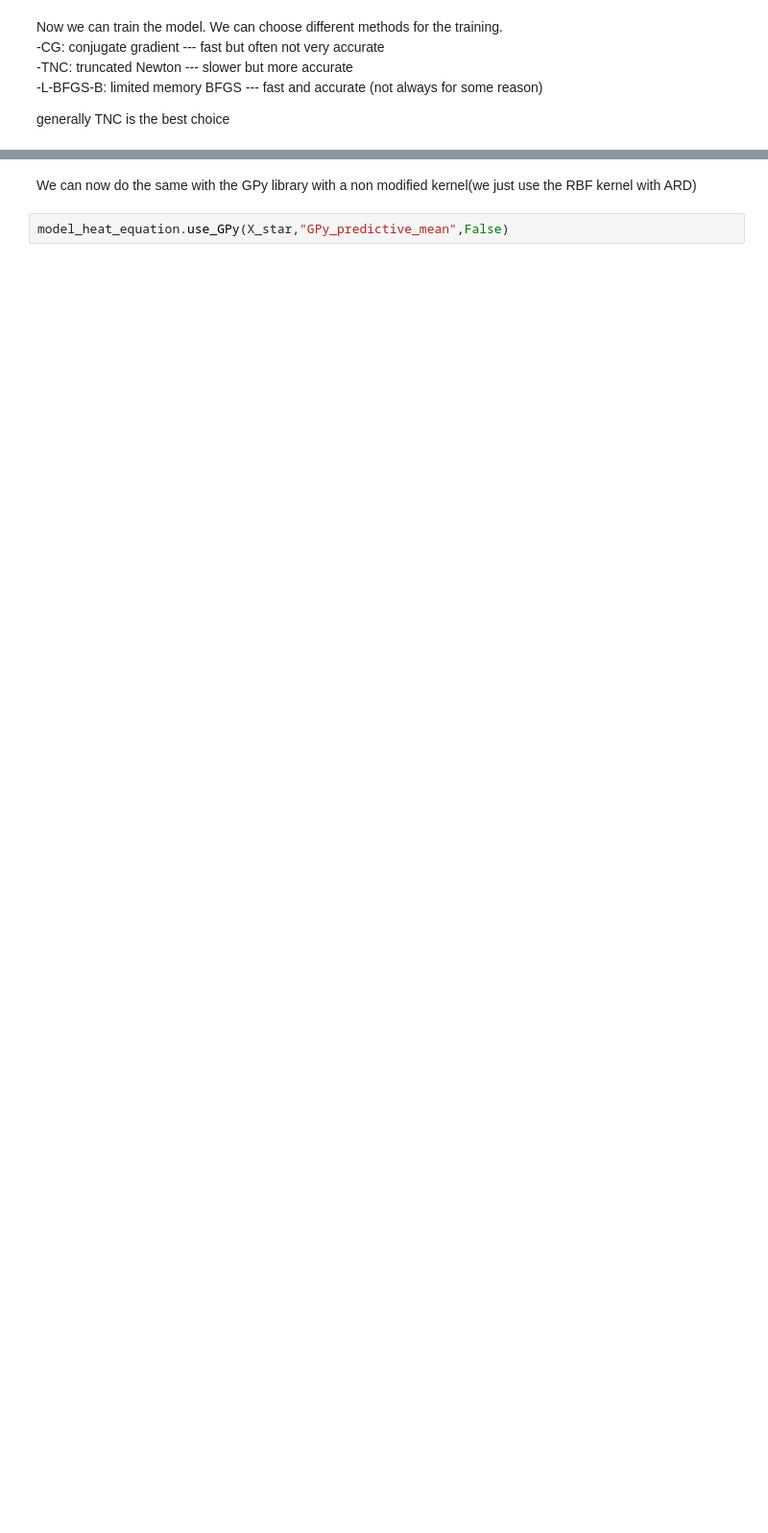
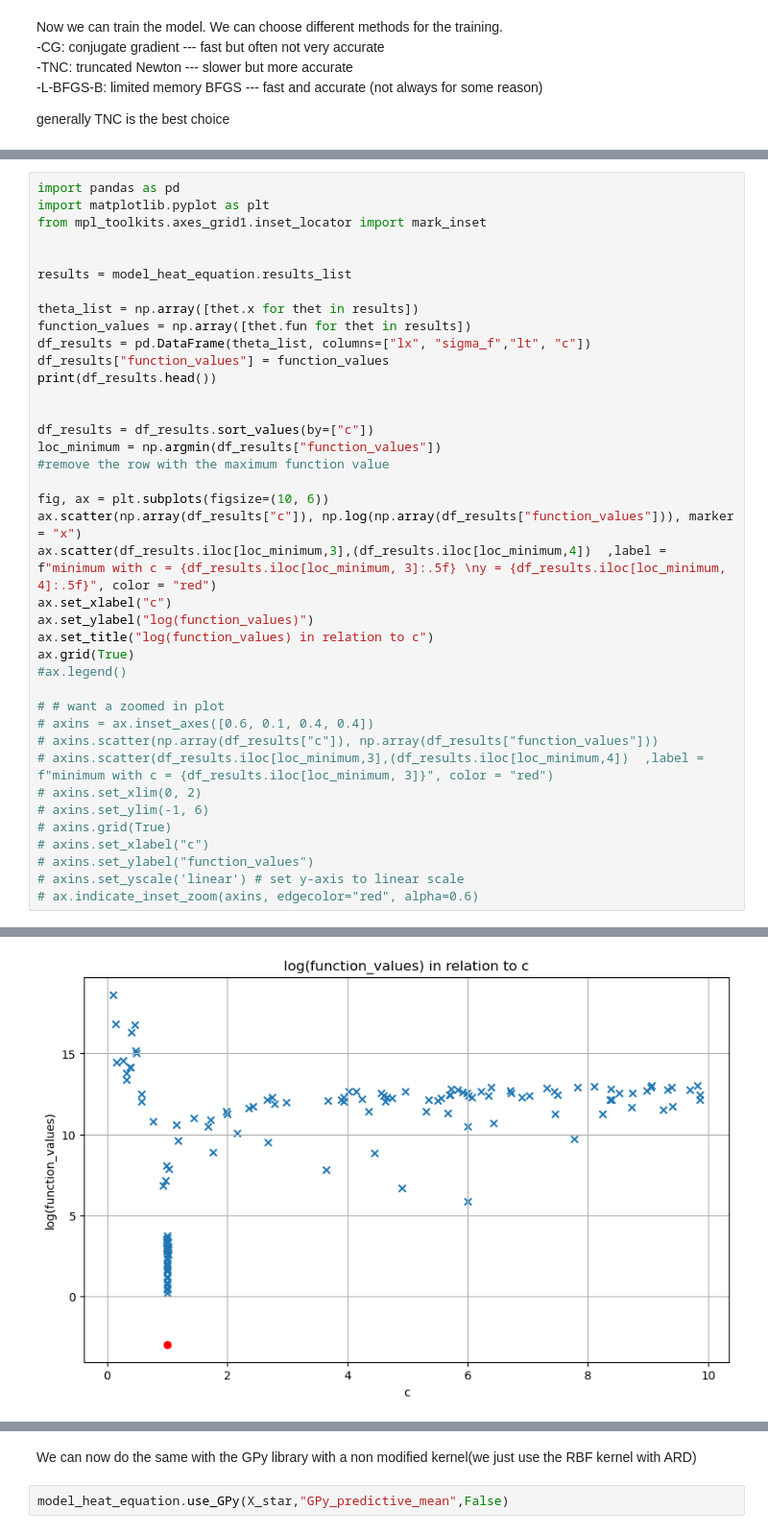
Before and after one commit to TobiLeitgeb/Code_bac, a Jupyter notebook: final_examples/heat_equation/heat_equation.ipynb, the cells around one changed output, grey strips where cells are left out. Shown at 96% size. Drawn from its saved outputs; the diff is of its cells as text; blank space fills up the shorter version.

```diff
--- a/final_examples/heat_equation/heat_equation.ipynb
+++ b/final_examples/heat_equation/heat_equation.ipynb
@@ -70,0 +63,40 @@ L = np.linalg.cholesky(K + 1e-6*np.eye(K.shape[0]))
+# %%
+import pandas as pd
+import matplotlib.pyplot as plt
+from mpl_toolkits.axes_grid1.inset_locator import mark_inset
+
+
+results = model_heat_equation.results_list
+
+theta_list = np.array([thet.x for thet in results])
+function_values = np.array([thet.fun for thet in results])
+df_results = pd.DataFrame(theta_list, columns=["lx", "sigma_f","lt", "c"])
+df_results["function_values"] = function_values
+print(df_results.head())
+
+
+df_results = df_results.sort_values(by=["c"])
+loc_minimum = np.argmin(df_results["function_values"])
+#remove the row with the maximum function value
+
+fig, ax = plt.subplots(figsize=(10, 6))
+ax.scatter(np.array(df_results["c"]), np.log(np.array(df_results["function_values"])), marker = "x")
+ax.scatter(df_results.iloc[loc_minimum,3],(df_results.iloc[loc_minimum,4])  ,label = f"minimum with c = {df_results.iloc[loc_minimum, 3]:.5f} \ny = {df_results.iloc[loc_minimum, 4]:.5f}", color = "red")
+ax.set_xlabel("c")
+ax.set_ylabel("log(function_values)")
+ax.set_title("log(function_values) in relation to c")
+ax.grid(True)
+#ax.legend()
+
+# # want a zoomed in plot
+# axins = ax.inset_axes([0.6, 0.1, 0.4, 0.4])
+# axins.scatter(np.array(df_results["c"]), np.array(df_results["function_values"]))
+# axins.scatter(df_results.iloc[loc_minimum,3],(df_results.iloc[loc_minimum,4])  ,label = f"minimum with c = {df_results.iloc[loc_minimum, 3]}", color = "red")
+# axins.set_xlim(0, 2)
+# axins.set_ylim(-1, 6)
+# axins.grid(True)
+# axins.set_xlabel("c")
+# axins.set_ylabel("function_values")
+# axins.set_yscale('linear') # set y-axis to linear scale
+# ax.indicate_inset_zoom(axins, edgecolor="red", alpha=0.6)
+# %% [output]
@@ -70,0 +109 @@ L = np.linalg.cholesky(K + 1e-6*np.eye(K.shape[0]))
+[figure, added]
```
Also changed, not shown: parts of 14 cells of this notebook, 1 other file.
